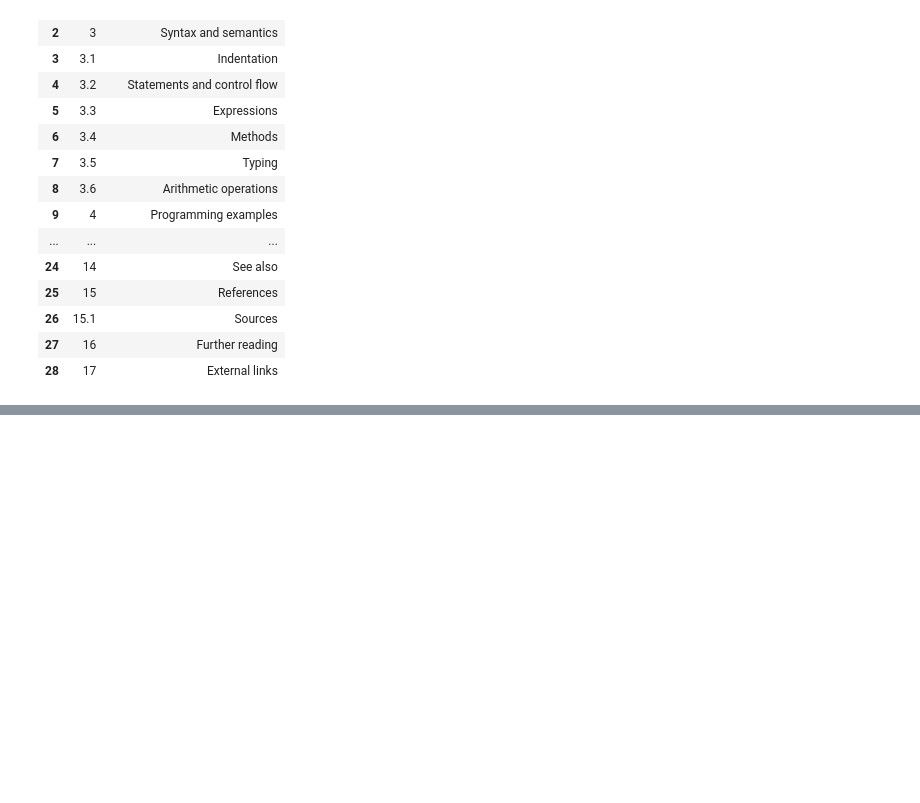
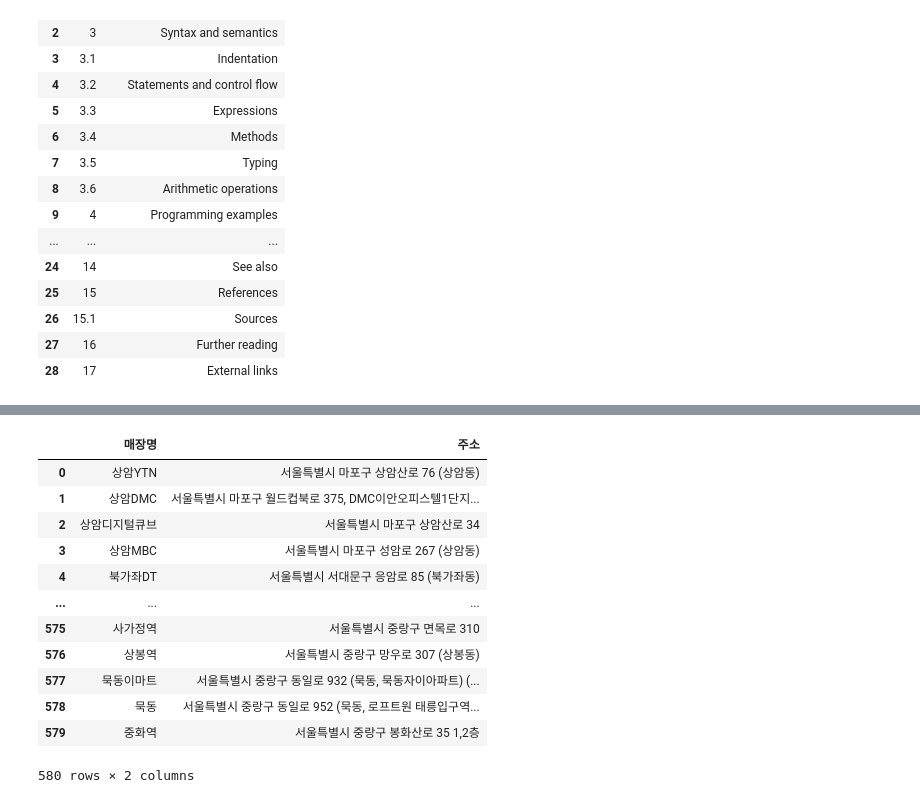
Before and after one commit to Hanbi-Kim/TextMining, a Jupyter notebook: Chapter03_WebCrawling.ipynb, the cells around one changed output, grey strips where cells are left out. Drawn from its saved outputs; the diff is of its cells as text; code cells hidden in the pictures; blank space fills up the shorter version.

```diff
--- a/Chapter03_WebCrawling.ipynb
+++ b/Chapter03_WebCrawling.ipynb
@@ -186,0 +247,19 @@ pd.DataFrame({"번호":index_list,
+# %%
+for i in range(len(df['주소'])):
+    df['주소'].loc[i] = df['주소'].loc[i][:-9]
+# %%
+df
+# %% [output]
+|  | 매장명 | 주소 |
+| 0 | 상암YTN | 서울특별시 마포구 상암산로 76 (상암동) |
+| 1 | 상암DMC | 서울특별시 마포구 월드컵북로 375, DMC이안오피스텔1단지... |
+| 2 | 상암디지털큐브 | 서울특별시 마포구 상암산로 34 |
+| 3 | 상암MBC | 서울특별시 마포구 성암로 267 (상암동) |
+| 4 | 북가좌DT | 서울특별시 서대문구 응암로 85 (북가좌동) |
+| ... | ... | ... |
+| 575 | 사가정역 | 서울특별시 중랑구 면목로 310 |
+| 576 | 상봉역 | 서울특별시 중랑구 망우로 307 (상봉동) |
+| 577 | 묵동이마트 | 서울특별시 중랑구 동일로 932 (묵동, 묵동자이아파트) (... |
+| 578 | 묵동 | 서울특별시 중랑구 동일로 952 (묵동, 로프트원 태릉입구역... |
+| 579 | 중화역 | 서울특별시 중랑구 봉화산로 35 1,2층 |
+580 rows × 2 columns
```
Also changed, not shown: parts of 14 cells of this notebook.
